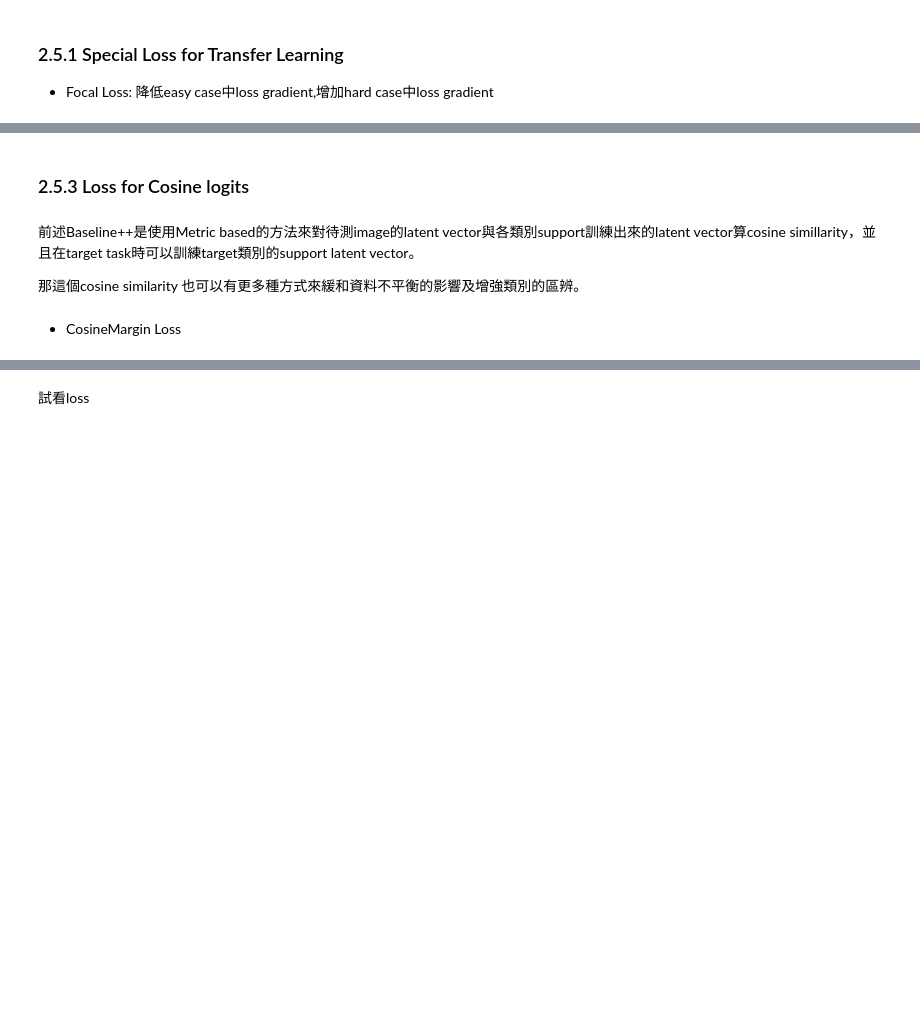
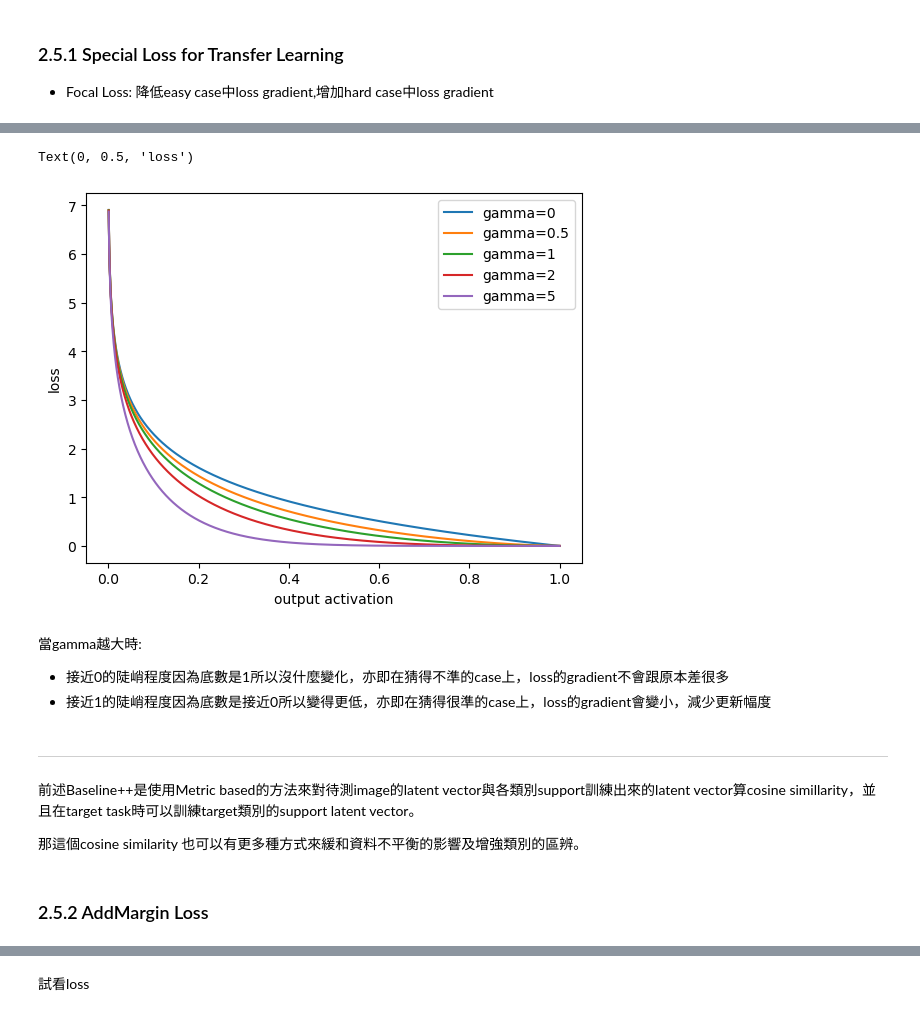
Before and after one commit to DeepStudio-TW/small-data-ssl-lecture, a Jupyter notebook: 2_FSL_Models.ipynb, the cells around one changed output, grey strips where cells are left out. Saved outputs shown, nothing was run; the diff lists cells and outputs as text; code cells hidden in the pictures; blank space fills up the shorter version.

```diff
--- a/2_FSL_Models.ipynb
+++ b/2_FSL_Models.ipynb
@@ -320,15 +366,15 @@ Output shape: torch.Size([8, 6])
 <img src=https://i.imgur.com/u9OUrX2.png  width="400" height="250">
 # %%
 class FocalLoss(nn.Module):
-    def __init__(self, gamma=2, eps=1e-10):
+    def __init__(self, gamma=2, eps=1e-10,ce=nn.CrossEntropyLoss()):
         super().__init__()
         self.gamma = gamma
         self.eps = torch.tensor(eps,dtype=torch.float32)
-        self.ce = nn.CrossEntropyLoss()
+        self.ce = ce
     def forward(self,  y_pred,y_true):
         # 計算cross entropy
-        logp = self.ce(y_pred+self.eps, y_true)
+        L=self.ce(y_pred+self.eps, y_true)
         # 計算乘上gamma次方後的entropy反方機率(將對比放大)
-        p = torch.exp(-logp)
-        loss = (1 - p) ** self.gamma * logp
+        p = torch.exp(-L)
+        loss = (1 - p) ** self.gamma * L
         return loss.mean()
@@ -353,9 +381,35 @@ class ContrastiveLoss(nn.Module):
-# %% [markdown]
-### 2.5.3 Loss for Cosine logits
+# %%
+#設5個不同的gamma玩玩看，這邊要show記得選BCE，因為希望plot出個別channel的結果
+focal_loss_fn=[FocalLoss(gamma=g,ce=nn.BCELoss()) for g in (0,0.5,1,2,5)]
+# %%
+# 因為這邊用BCE,
+# 所以我們用1個logit來試
+y_pred=torch.linspace(0.001,1,1000)
+y_true=torch.tensor([1],dtype=torch.float32)
+# %%
+loss=torch.empty((5,1000),dtype=torch.float32)
+for i,l_fn in enumerate(focal_loss_fn):
+    for j in range(len(y_pred)):
+        loss[i,j]= l_fn(y_pred[j:j+1],y_true)
+# %%
+for ls,gamma in zip(loss,(0,0.5,1,2,5)):
+    plt.plot(y_pred,ls,label=f'gamma={gamma}')
+plt.legend()
+plt.xlabel("output activation")
+plt.ylabel("loss")
+# %% [output]
+Text(0, 0.5, 'loss')
+[figure, added]
+# %% [markdown]
+當gamma越大時:
+- 接近0的陡峭程度因為底數是1所以沒什麼變化，亦即在猜得不準的case上，loss的gradient不會跟原本差很多
+- 接近1的陡峭程度因為底數是接近0所以變得更低，亦即在猜得很準的case上，loss的gradient會變小，減少更新幅度
+# %% [markdown]
+---
 # %% [markdown]
 前述Baseline++是使用Metric based的方法來對待測image的latent vector與各類別support訓練出來的latent vector算cosine simillarity，並且在target task時可以訓練target類別的support latent vector。
 
 那這個cosine similarity 也可以有更多種方式來緩和資料不平衡的影響及增強類別的區辨。
-# %% [markdown]
-*  CosineMargin Loss
+# %% [markdown]
+### 2.5.2 AddMargin Loss
 # %% [markdown]
```
Also changed, not shown: parts of 25 cells of this notebook, 1 other file.
